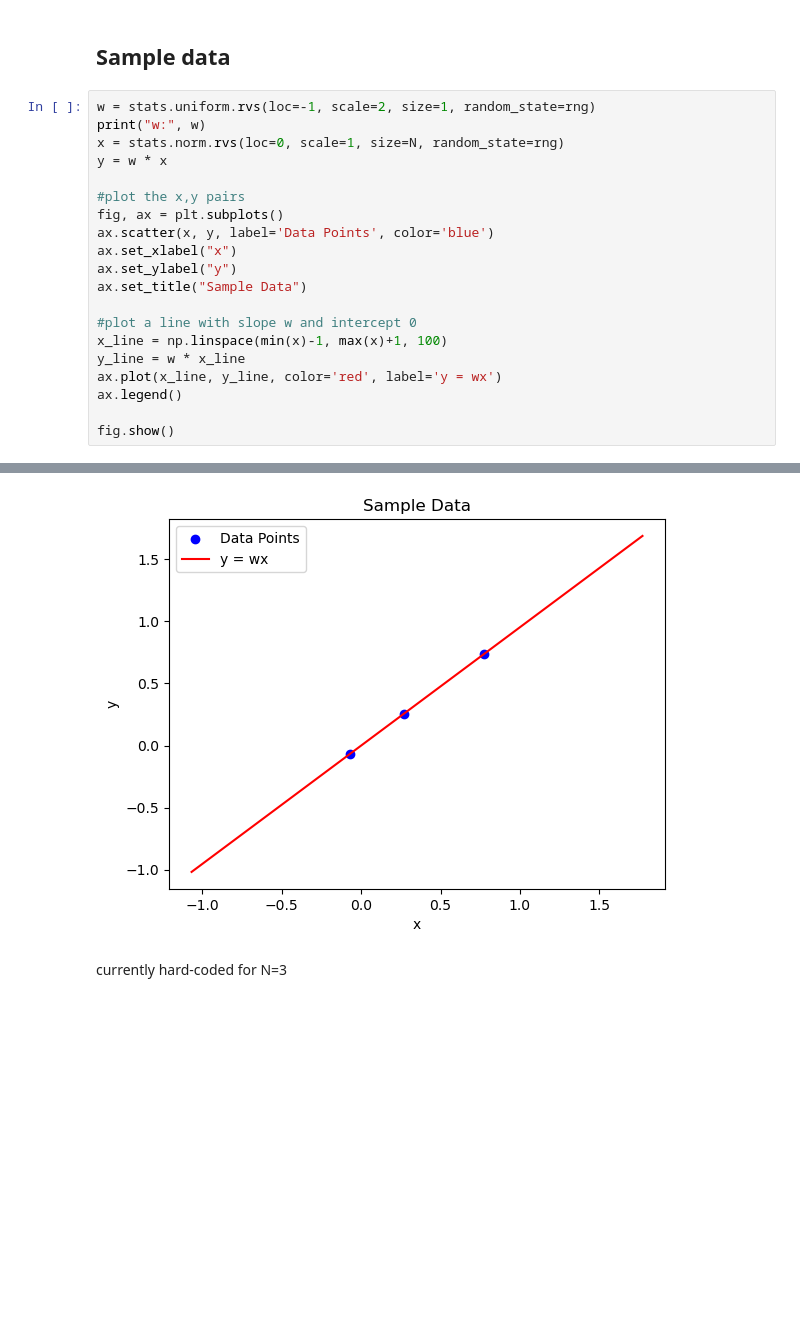
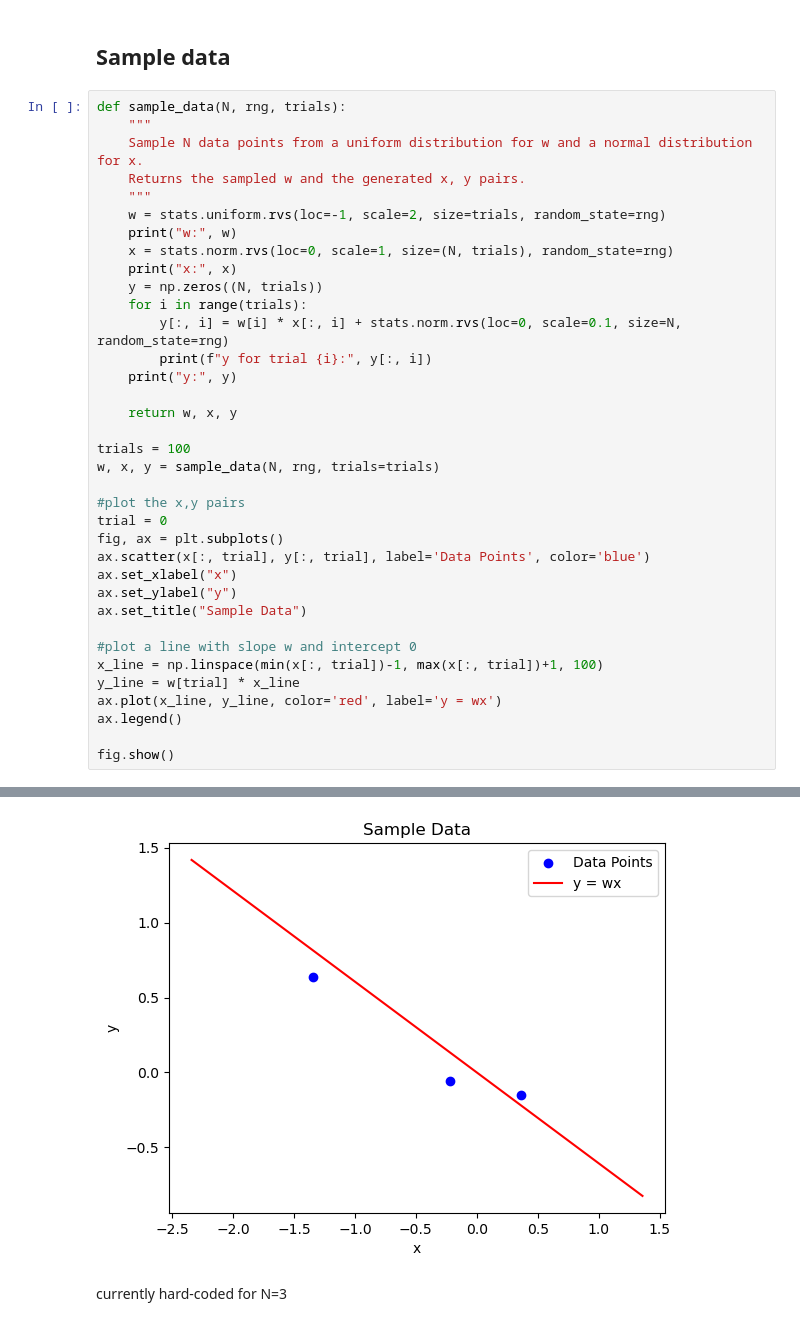
Before and after one commit to sultandaniels/mmc_lin_reg, a Jupyter notebook: run_rasp.ipynb, the cells around one changed output, grey strips where cells are left out. Saved outputs shown, nothing was run; the diff lists cells and outputs as text; blank space fills up the shorter version.

```diff
--- a/run_rasp.ipynb
+++ b/run_rasp.ipynb
@@ -125,21 +125,37 @@ halt = False # init halt flag
 # %% [markdown]
 ## Sample data
 # %%
-w = stats.uniform.rvs(loc=-1, scale=2, size=1, random_state=rng)
-print("w:", w)
-x = stats.norm.rvs(loc=0, scale=1, size=N, random_state=rng)
-y = w * x
+def sample_data(N, rng, trials):
+    """
+    Sample N data points from a uniform distribution for w and a normal distribution for x.
+    Returns the sampled w and the generated x, y pairs.
+    """
+    w = stats.uniform.rvs(loc=-1, scale=2, size=trials, random_state=rng)
+    print("w:", w)
+    x = stats.norm.rvs(loc=0, scale=1, size=(N, trials), random_state=rng)
+    print("x:", x)
+    y = np.zeros((N, trials))
+    for i in range(trials):
+        y[:, i] = w[i] * x[:, i] + stats.norm.rvs(loc=0, scale=0.1, size=N, random_state=rng)
+        print(f"y for trial {i}:", y[:, i])
+    print("y:", y)
+
+    return w, x, y
+
+trials = 100
+w, x, y = sample_data(N, rng, trials=trials)
 
 #plot the x,y pairs
+trial = 0
 fig, ax = plt.subplots()
-ax.scatter(x, y, label='Data Points', color='blue')
+ax.scatter(x[:, trial], y[:, trial], label='Data Points', color='blue')
 ax.set_xlabel("x")
 ax.set_ylabel("y")
 ax.set_title("Sample Data")
 
 #plot a line with slope w and intercept 0
-x_line = np.linspace(min(x)-1, max(x)+1, 100)
-y_line = w * x_line
+x_line = np.linspace(min(x[:, trial])-1, max(x[:, trial])+1, 100)
+y_line = w[trial] * x_line
 ax.plot(x_line, y_line, color='red', label='y = wx')
 ax.legend()
 
@@ -149,4 +181,4 @@ w: [0.95312567]
-[figure, old version]
+[figure, new version]
 # %% [markdown]
 currently hard-coded for N=3
 # %%
```
Also changed, not shown: parts of 4 cells of this notebook.
